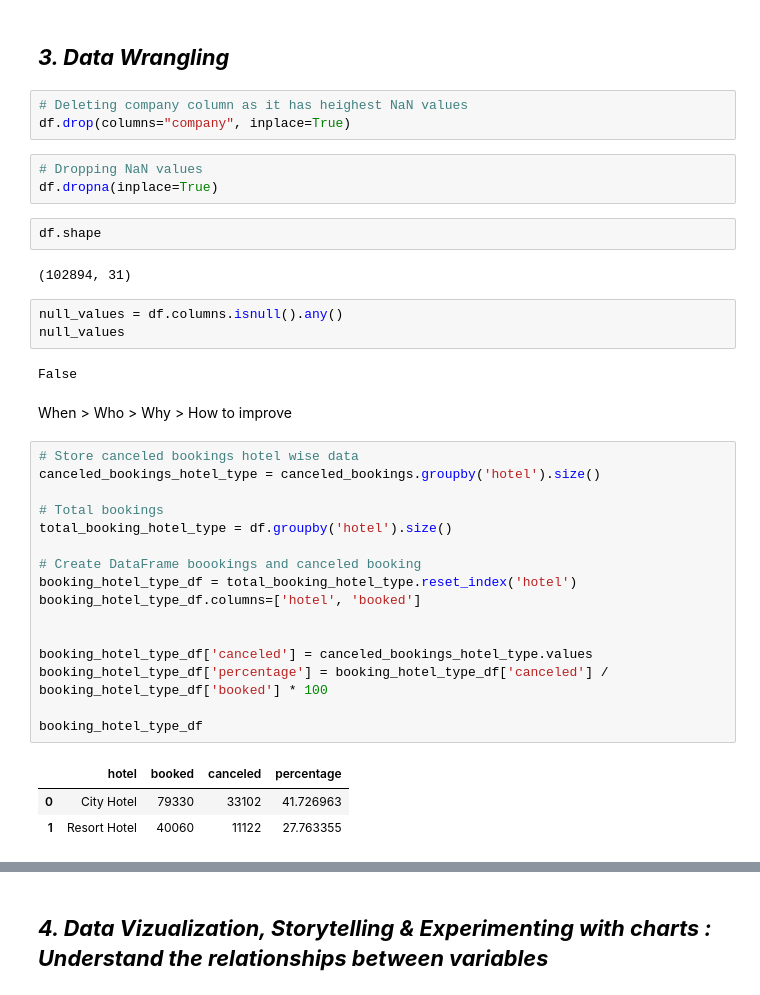
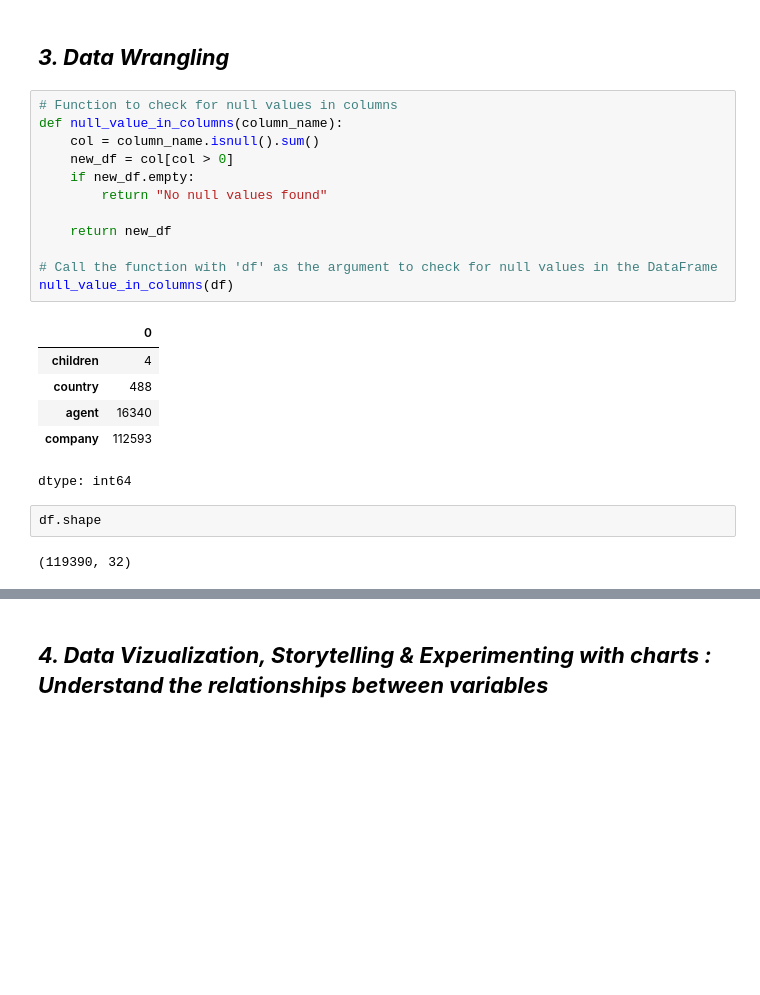
Before and after one commit to kaushdotin/Project_Root, a Jupyter notebook: Notebooks/Booking.com - Hotel Booking Analysis.ipynb, the cells around one changed output, grey strips where cells are left out. Cells and saved outputs as stored; diff of their text form; blank space fills up the shorter version.

Commit message:
Data Wrangling Completed

```diff
--- a/Notebooks/Booking.com - Hotel Booking Analysis.ipynb
+++ b/Notebooks/Booking.com - Hotel Booking Analysis.ipynb
@@ -190,39 +180,25 @@ nothing to commit, working tree clean
 # %% [markdown]
 ## ***3. Data Wrangling***
-# %%
-# Deleting company column as it has heighest NaN values
-df.drop(columns="company", inplace=True)
-# %%
-# Dropping NaN values
-df.dropna(inplace=True)
+# %%
+# Function to check for null values in columns
+def null_value_in_columns(column_name):
+    col = column_name.isnull().sum()
+    new_df = col[col > 0]
+    if new_df.empty:
+        return "No null values found"
+
+    return new_df
+
+# Call the function with 'df' as the argument to check for null values in the DataFrame
+null_value_in_columns(df)
+# %% [output]
+|  | 0 |
+| children | 4 |
+| country | 488 |
+| agent | 16340 |
+| company | 112593 |
+dtype: int64
 # %%
 df.shape
 # %% [output]
-(102894, 31)
+(119390, 32)
-# %%
-null_values = df.columns.isnull().any()
-null_values
-# %% [output]
-False
-# %% [markdown]
-When > Who > Why > How to improve
-# %%
-# Store canceled bookings hotel wise data
-canceled_bookings_hotel_type = canceled_bookings.groupby('hotel').size()
-
-# Total bookings
-total_booking_hotel_type = df.groupby('hotel').size()
-
-# Create DataFrame boookings and canceled booking
-booking_hotel_type_df = total_booking_hotel_type.reset_index('hotel')
-booking_hotel_type_df.columns=['hotel', 'booked']
-
-
-booking_hotel_type_df['canceled'] = canceled_bookings_hotel_type.values
-booking_hotel_type_df['percentage'] = booking_hotel_type_df['canceled'] / booking_hotel_type_df['booked'] * 100
-
-booking_hotel_type_df
-# %% [output]
-|  | hotel | booked | canceled | percentage |
-| 0 | City Hotel | 79330 | 33102 | 41.726963 |
-| 1 | Resort Hotel | 40060 | 11122 | 27.763355 |
```
Also changed, not shown: parts of 20 cells of this notebook.
